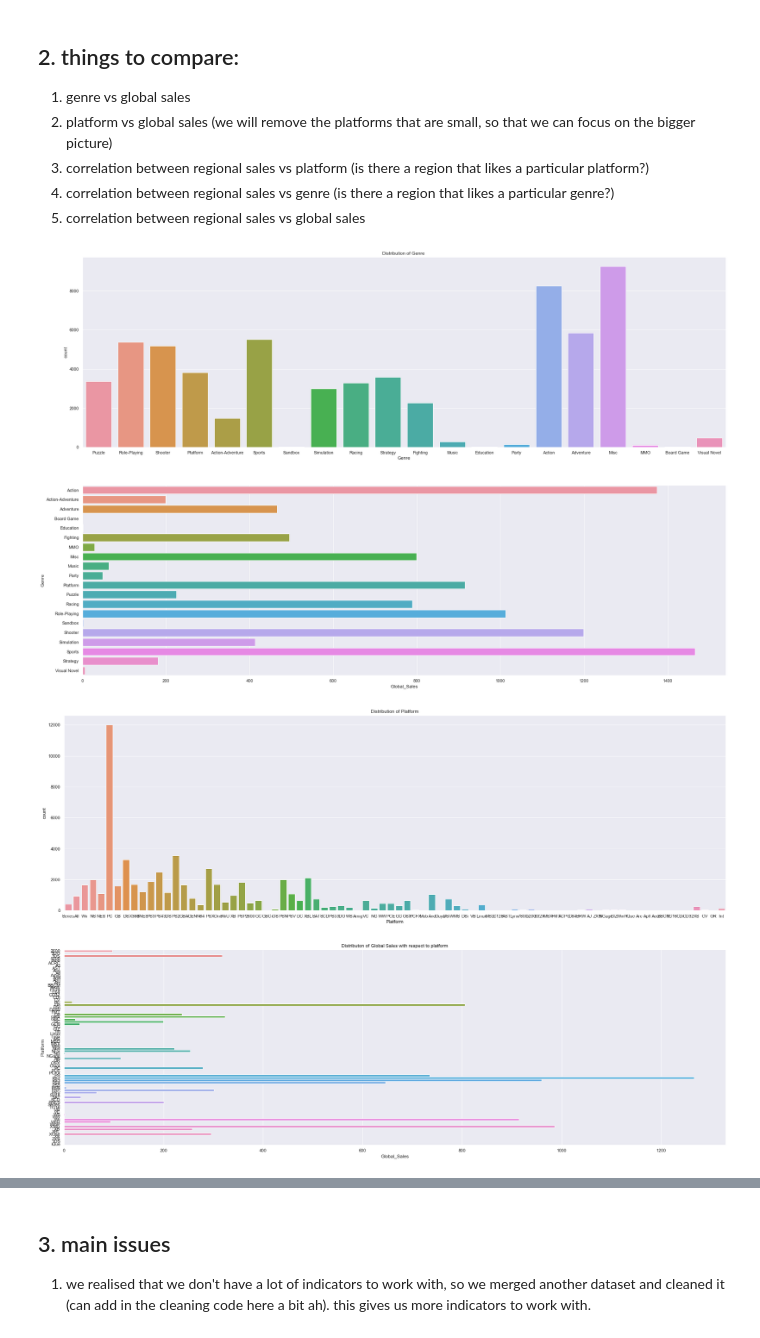
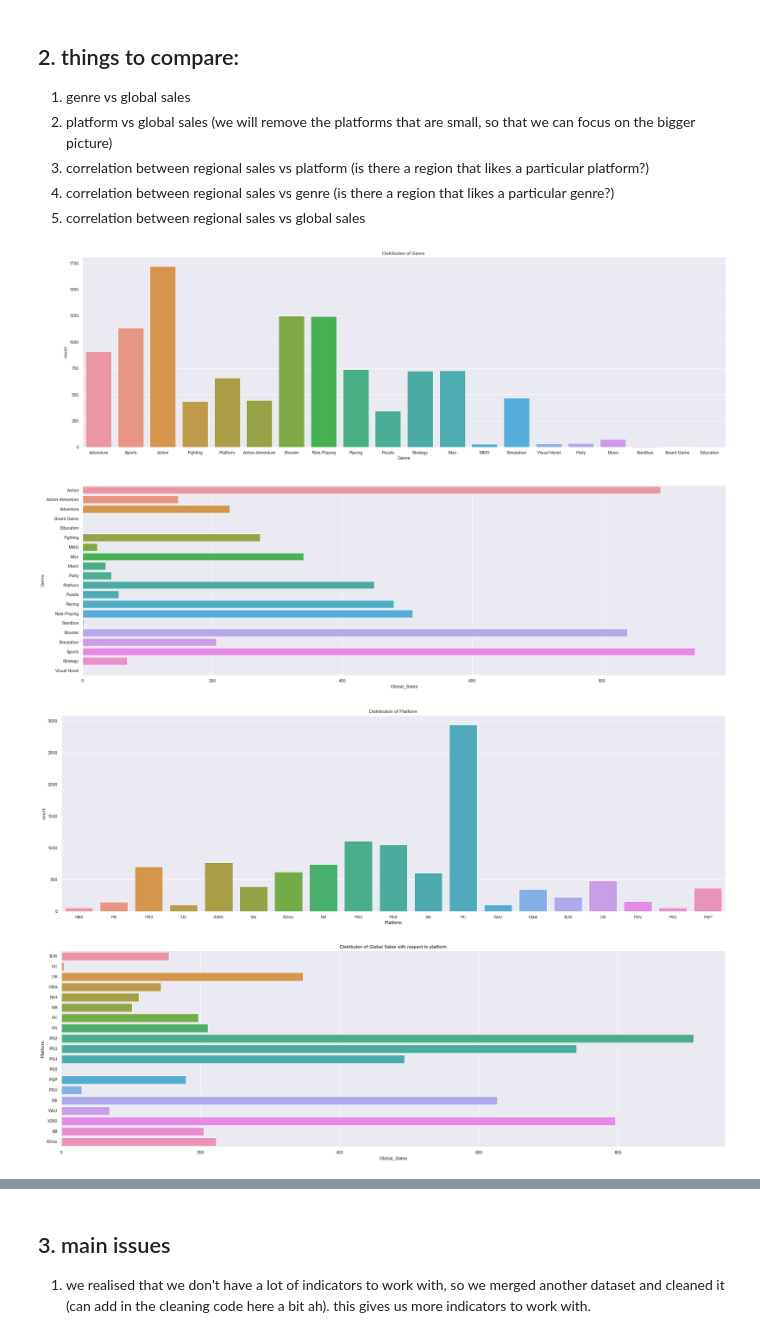
Before and after one commit to Adren98/GAME-SALES-AND-RATINGS-1015-SC3, a Jupyter notebook: EDA.ipynb, the cells around one changed output, grey strips where cells are left out. Drawn from its saved outputs; the diff is of its cells as text; code cells hidden in the pictures.

```diff
--- a/EDA.ipynb
+++ b/EDA.ipynb
@@ -120,0 +102,14 @@ merged_dataSet.to_csv('merged_dataSet.csv')
+# %%
+# converting meta_userReview to float value
+
+merged_data.loc[(merged_data['meta_UserReview'] == 'tbd')] = None
+merged_data['meta_UserReview'] = merged_data['meta_UserReview'].astype(float)
+# %%
+# removing the rows with NULL values for year
+merged_data.dropna(subset=['Year'], inplace=True)
+
+# converting Year to an int64 type
+merged_data['Year'] = merged_data['Year'].astype(int)
+
+# making sure everything worked
+merged_data.info()
@@ -120,0 +136,10 @@ merged_dataSet.to_csv('merged_dataSet.csv')
+# %%
+# replacing NULL values with 0
+merged_data["NA_Sales"].fillna(0,inplace=True)
+merged_data["PAL_Sales"].fillna(0,inplace=True)
+merged_data["JP_Sales"].fillna(0,inplace=True)
+merged_data["Other_Sales"].fillna(0,inplace=True)
+merged_data["Global_Sales"].fillna(0,inplace=True)
+
+# making sure everything worked
+merged_data.info()
@@ -120,0 +166,6 @@ merged_dataSet.to_csv('merged_dataSet.csv')
+# %%
+# summing sales values and creating a new column
+merged_data["Total_Sales"]= merged_data["NA_Sales"] + merged_data["PAL_Sales"] + merged_data["JP_Sales"] + merged_data["Other_Sales"] + merged_data["Global_Sales"]
+
+# making sure everything worked
+merged_data.info()
@@ -126,26 +195,26 @@ merged_dataSet.to_csv('merged_dataSet.csv')
 4. correlation between regional sales vs genre (is there a region that likes a particular genre?)
 5. correlation between regional sales vs global sales
 # %%
-#genre vs global sales
+# genre vs global sales
 f,axes = plt.subplots(2,1,figsize=(30,20))
 axes[0].set_title("Distribution of Genre ")
-sb.countplot(x="Genre", data = data , ax = axes[0])
+sb.countplot(x="Genre", data = merged_data , ax = axes[0])
 
-genereSale = data.groupby('Genre')['Global_Sales'].sum()
+genereSale = merged_data.groupby('Genre')['Global_Sales'].sum()
 p = sb.barplot(y=genereSale.index, x=genereSale,ax=axes[1])
 # %% [output]
-[figure, old version]
+[figure, new version]
 # %%
-#platform vs global sales
+# platform vs global sales
 f,axes = plt.subplots(2,1,figsize=(30,20))
 axes[0].set_title("Distribution of Platform")
-sb.countplot(x="Platform", data = data , ax = axes[0])
+sb.countplot(x="Platform", data = merged_data , ax = axes[0])
 
-platformSale = data.groupby('Platform')['Global_Sales'].sum()
+platformSale = merged_data.groupby('Platform')['Global_Sales'].sum()
 axes[1].set_title("Distributon of Global Sales with respect to platform")
 p = sb.barplot(y=platformSale.index, x=platformSale,ax=axes[1])
 # %% [output]
-[figure, old version]
+[figure, new version]
 # %%
 #correlation between regional sales and platform
 # %%
```
Also changed, not shown: parts of 26 cells of this notebook, 4 other files.
